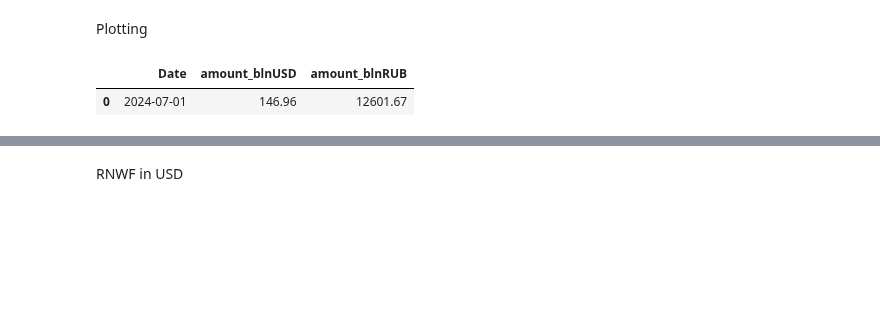
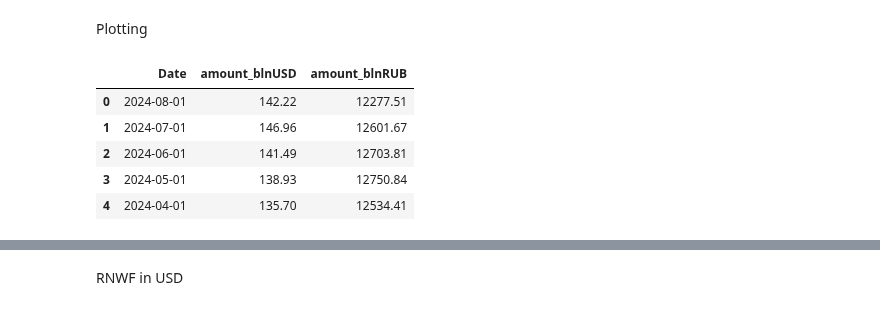
Before and after one commit to winterForestStump/RNWF, a Jupyter notebook: code/rnwf_plots.ipynb, the cells around one changed output, grey strips where cells are left out. Saved outputs shown, nothing was run; the diff lists cells and outputs as text; code cells hidden in the pictures; blank space fills up the shorter version.

```diff
--- a/code/rnwf_plots.ipynb
+++ b/code/rnwf_plots.ipynb
@@ -7,10 +7,14 @@ import altair as alt
 # %%
 df = pd.read_csv('https://raw.githubusercontent.com/winterForestStump/RNWF/main/data/rnwf.csv')
 # %%
-df[['Date', 'amount_blnUSD', 'amount_blnRUB']].head(1)
+df[['Date', 'amount_blnUSD', 'amount_blnRUB']].head()
 # %% [output]
 |  | Date | amount_blnUSD | amount_blnRUB |
-| 0 | 2024-07-01 | 146.96 | 12601.67 |
+| 0 | 2024-08-01 | 142.22 | 12277.51 |
+| 1 | 2024-07-01 | 146.96 | 12601.67 |
+| 2 | 2024-06-01 | 141.49 | 12703.81 |
+| 3 | 2024-05-01 | 138.93 | 12750.84 |
+| 4 | 2024-04-01 | 135.70 | 12534.41 |
 # %%
 print(f"By {df['Date'][0]} the amount of the RNWF was USD {df['amount_blnUSD'][0]} bln or RUB {df['amount_blnRUB'][0]} bln")
 # %% [output]
```
Also changed, not shown: parts of 1 cell of this notebook.
